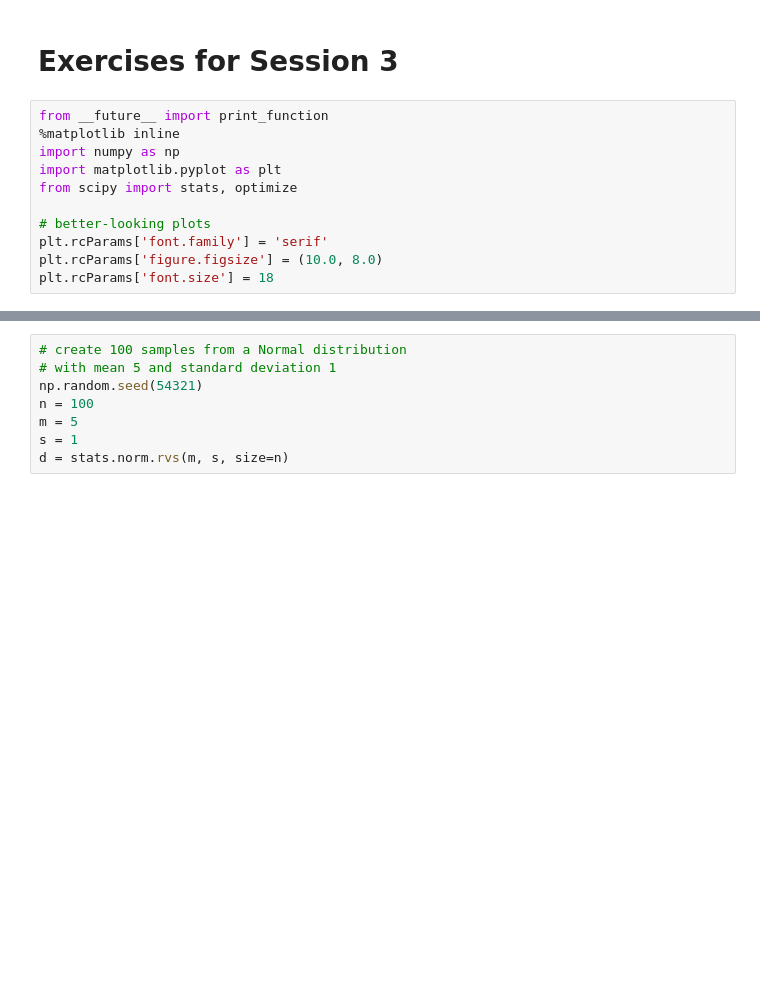
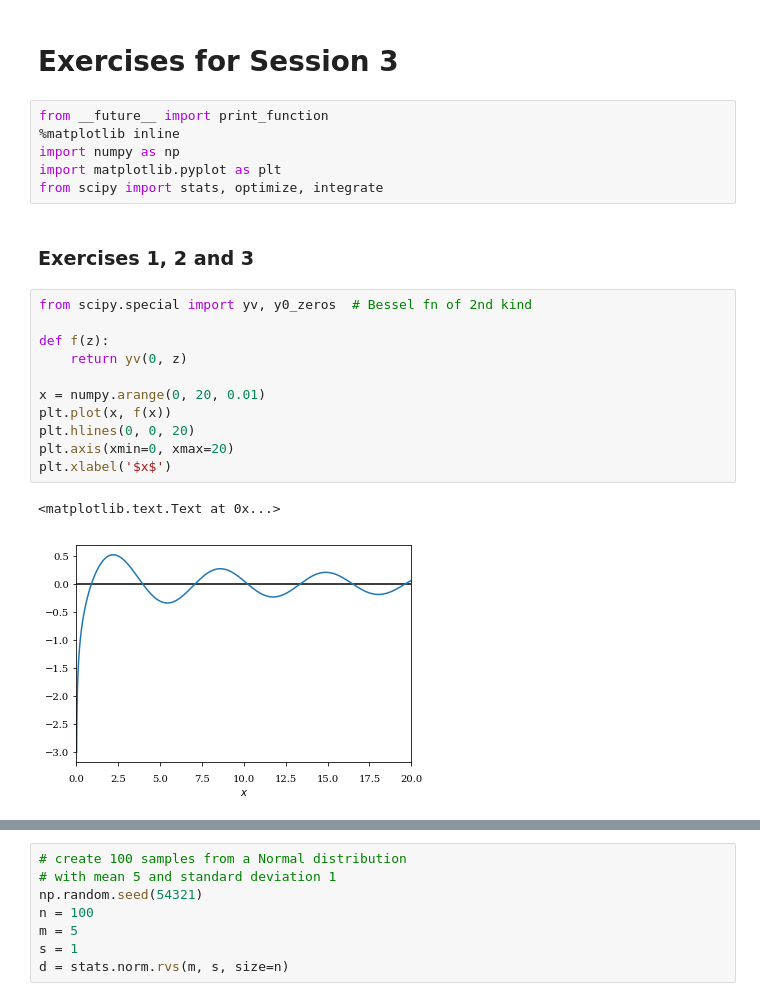
Before and after one commit to mpags-python/exercises, a Jupyter notebook: Exercises3.ipynb, the cells around one changed output, grey strips where cells are left out. Saved outputs shown, nothing was run; the diff lists cells and outputs as text; blank space fills up the shorter version.

```diff
--- a/Exercises3.ipynb
+++ b/Exercises3.ipynb
@@ -5,9 +5,20 @@ from __future__ import print_function
 %matplotlib inline
 import numpy as np
 import matplotlib.pyplot as plt
-from scipy import stats, optimize
-
-# better-looking plots
-plt.rcParams['font.family'] = 'serif'
-plt.rcParams['figure.figsize'] = (10.0, 8.0)
-plt.rcParams['font.size'] = 18
+from scipy import stats, optimize, integrate
+# %% [markdown]
+### Exercises 1, 2 and 3
+# %%
+from scipy.special import yv, y0_zeros  # Bessel fn of 2nd kind
+
+def f(z):
+    return yv(0, z)
+
+x = numpy.arange(0, 20, 0.01)
+plt.plot(x, f(x))
+plt.hlines(0, 0, 20)
+plt.axis(xmin=0, xmax=20)
+plt.xlabel('$x$')
+# %% [output]
+<matplotlib.text.Text at 0x...>
+[figure, added]
```
Also changed, not shown: parts of 11 cells of this notebook.
